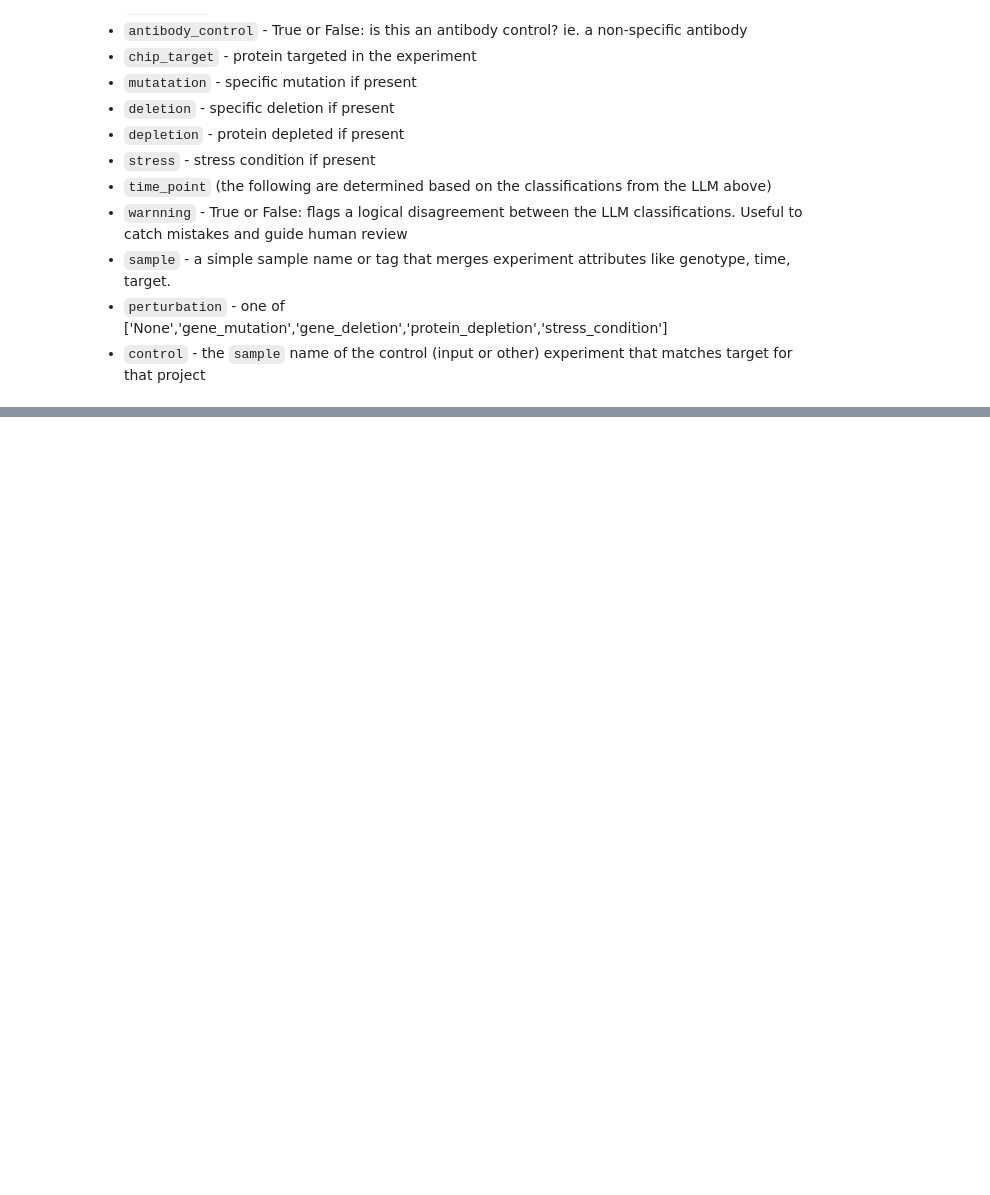
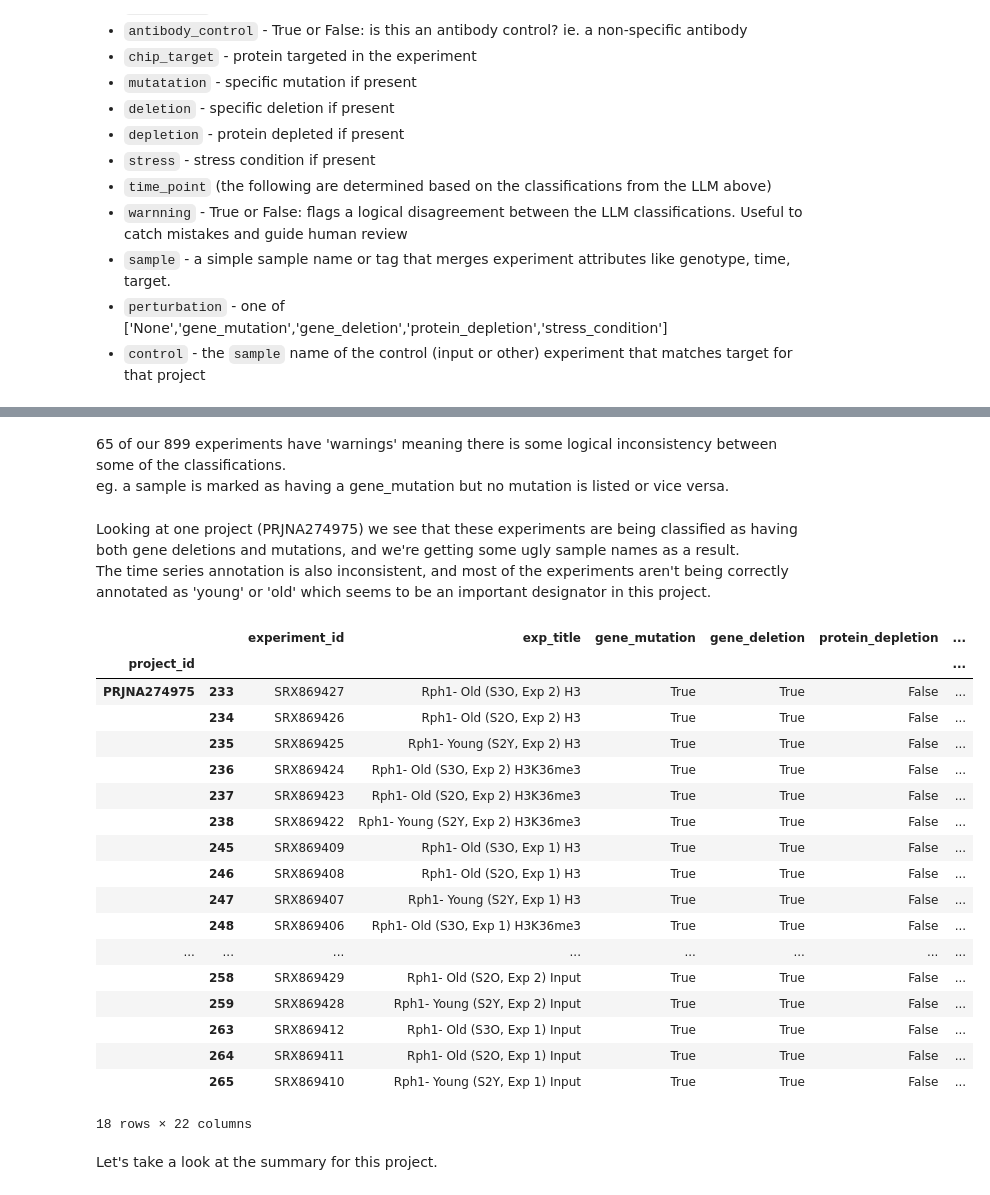
Before and after one commit to mniederhuber/LLoMics, a Jupyter notebook: vignette/yeast_histone.ipynb, the cells around one changed output, grey strips where cells are left out. Drawn from its saved outputs; the diff is of its cells as text; code cells hidden in the pictures; blank space fills up the shorter version.

```diff
--- a/vignette/yeast_histone.ipynb
+++ b/vignette/yeast_histone.ipynb
@@ -166,0 +171,30 @@ ptm_meta_annotated
+# %% [markdown]
+65 of our 899 experiments have 'warnings' meaning there is some logical inconsistency between some of the classifications.\
+eg. a sample is marked as having a gene_mutation but no mutation is listed or vice versa.
+# %% [markdown]
+Looking at one project (PRJNA274975) we see that these experiments are being classified as having both gene deletions and mutations, and we're getting some ugly sample names as a result.\
+The time series annotation is also inconsistent, and most of the experiments aren't being correctly annotated as 'young' or 'old' which seems to be an important designator in this project.
+# %%
+warnings[warnings['project_id'] == 'PRJNA274975']
+# %% [output]
+|  |  | experiment_id | exp_title | gene_mutation | gene_deletion | protein_depletion | ... |
+| project_id |  |  |  |  |  |  | ... |
+| PRJNA274975 | 233 | SRX869427 | Rph1- Old (S3O, Exp 2) H3 | True | True | False | ... |
+|  | 234 | SRX869426 | Rph1- Old (S2O, Exp 2) H3 | True | True | False | ... |
+|  | 235 | SRX869425 | Rph1- Young (S2Y, Exp 2) H3 | True | True | False | ... |
+|  | 236 | SRX869424 | Rph1- Old (S3O, Exp 2) H3K36me3 | True | True | False | ... |
+|  | 237 | SRX869423 | Rph1- Old (S2O, Exp 2) H3K36me3 | True | True | False | ... |
+|  | 238 | SRX869422 | Rph1- Young (S2Y, Exp 2) H3K36me3 | True | True | False | ... |
+|  | 245 | SRX869409 | Rph1- Old (S3O, Exp 1) H3 | True | True | False | ... |
+|  | 246 | SRX869408 | Rph1- Old (S2O, Exp 1) H3 | True | True | False | ... |
+|  | 247 | SRX869407 | Rph1- Young (S2Y, Exp 1) H3 | True | True | False | ... |
+|  | 248 | SRX869406 | Rph1- Old (S3O, Exp 1) H3K36me3 | True | True | False | ... |
+| ... | ... | ... | ... | ... | ... | ... | ... |
+|  | 258 | SRX869429 | Rph1- Old (S2O, Exp 2) Input | True | True | False | ... |
+|  | 259 | SRX869428 | Rph1- Young (S2Y, Exp 2) Input | True | True | False | ... |
+|  | 263 | SRX869412 | Rph1- Old (S3O, Exp 1) Input | True | True | False | ... |
+|  | 264 | SRX869411 | Rph1- Old (S2O, Exp 1) Input | True | True | False | ... |
+|  | 265 | SRX869410 | Rph1- Young (S2Y, Exp 1) Input | True | True | False | ... |
+18 rows × 22 columns
+# %% [markdown]
+Let's take a look at the summary for this project.
```
Also changed, not shown: parts of 19 cells of this notebook, 5 other files.
